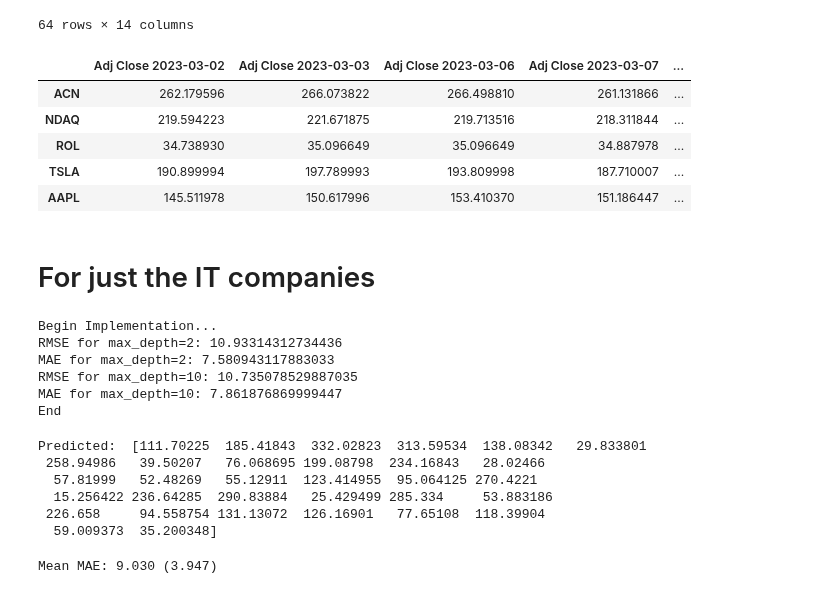
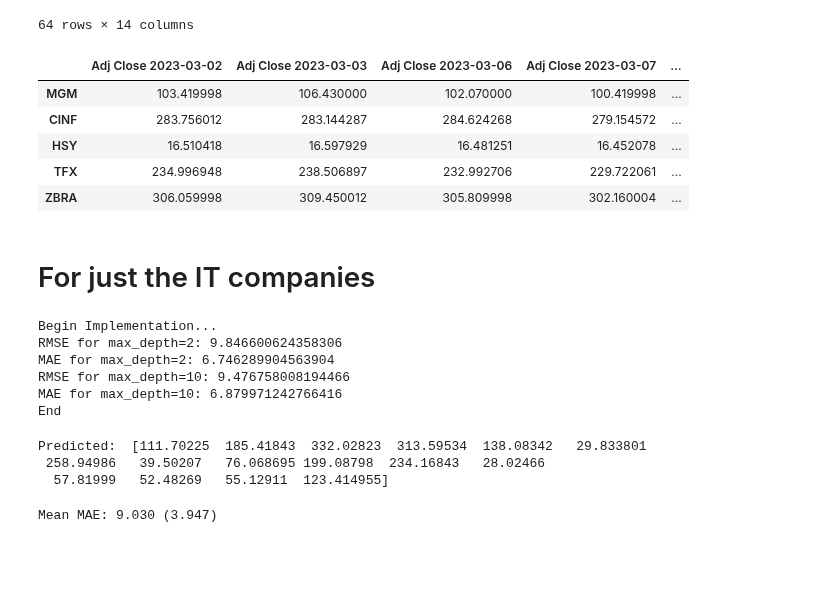
Before and after one commit to ktongk/BTT-JPMC-1, a Jupyter notebook: Anna/pricepred.ipynb, the cells around one changed output. Cells and saved outputs as stored; diff of their text form; code cells hidden in the pictures; blank space fills up the shorter version.

```diff
--- a/Anna/pricepred.ipynb
+++ b/Anna/pricepred.ipynb
@@ -251,15 +251,15 @@ it = it.drop(columns="Industry", axis = 1)
 y_it = it['Adj Close 2023-03-20']
 X_it = it.drop(columns = 'Adj Close 2023-03-20', axis=1)
 # %%
-X_train2, X_test2, y_train2, y_test2 = train_test_split(X_it, y_it, test_size=0.5, random_state=1234)
+X_train2, X_test2, y_train2, y_test2 = train_test_split(X_it, y_it, test_size=0.25, random_state=1234)
 X_train2.head()
 # %% [output]
 |  | Adj Close 2023-03-02 | Adj Close 2023-03-03 | Adj Close 2023-03-06 | Adj Close 2023-03-07 | ... |
-| ACN | 262.179596 | 266.073822 | 266.498810 | 261.131866 | ... |
-| NDAQ | 219.594223 | 221.671875 | 219.713516 | 218.311844 | ... |
-| ROL | 34.738930 | 35.096649 | 35.096649 | 34.887978 | ... |
-| TSLA | 190.899994 | 197.789993 | 193.809998 | 187.710007 | ... |
-| AAPL | 145.511978 | 150.617996 | 153.410370 | 151.186447 | ... |
+| MGM | 103.419998 | 106.430000 | 102.070000 | 100.419998 | ... |
+| CINF | 283.756012 | 283.144287 | 284.624268 | 279.154572 | ... |
+| HSY | 16.510418 | 16.597929 | 16.481251 | 16.452078 | ... |
+| TFX | 234.996948 | 238.506897 | 232.992706 | 229.722061 | ... |
+| ZBRA | 306.059998 | 309.450012 | 305.809998 | 302.160004 | ... |
 # %% [markdown]
 # For just the IT companies
 # %%
@@ -297,10 +297,10 @@ print('End')
 # In this modified code, we use the predict method for regression to get the predictions for gbdt_2_model and gbdt_10_model. We then calculate the RMSE and MAE for both models and print the results.
 # %% [output]
 Begin Implementation...
-RMSE for max_depth=2: 10.93314312734436
-MAE for max_depth=2: 7.580943117883033
-RMSE for max_depth=10: 10.735078529887035
-MAE for max_depth=10: 7.861876869999447
+RMSE for max_depth=2: 9.846600624358306
+MAE for max_depth=2: 6.746289904563904
+RMSE for max_depth=10: 9.476758008194466
+MAE for max_depth=10: 6.879971242766416
 End
 # %%
 import xgboost
@@ -313,10 +313,7 @@ print('Predicted: ', yhat2)
 # %% [output]
 Predicted:  [111.70225  185.41843  332.02823  313.59534  138.08342   29.833801
  258.94986   39.50207   76.068695 199.08798  234.16843   28.02466
-  57.81999   52.48269   55.12911  123.414955  95.064125 270.4221
-  15.256422 236.64285  290.83884   25.429499 285.334     53.883186
- 226.658     94.558754 131.13072  126.16901   77.65108  118.39904
-  59.009373  35.200348]
+  57.81999   52.48269   55.12911  123.414955]
 # %%
 from sklearn.model_selection import cross_val_score
 from sklearn.model_selection import RepeatedKFold
```
Also changed, not shown: parts of 14 cells of this notebook, 1 other file.
